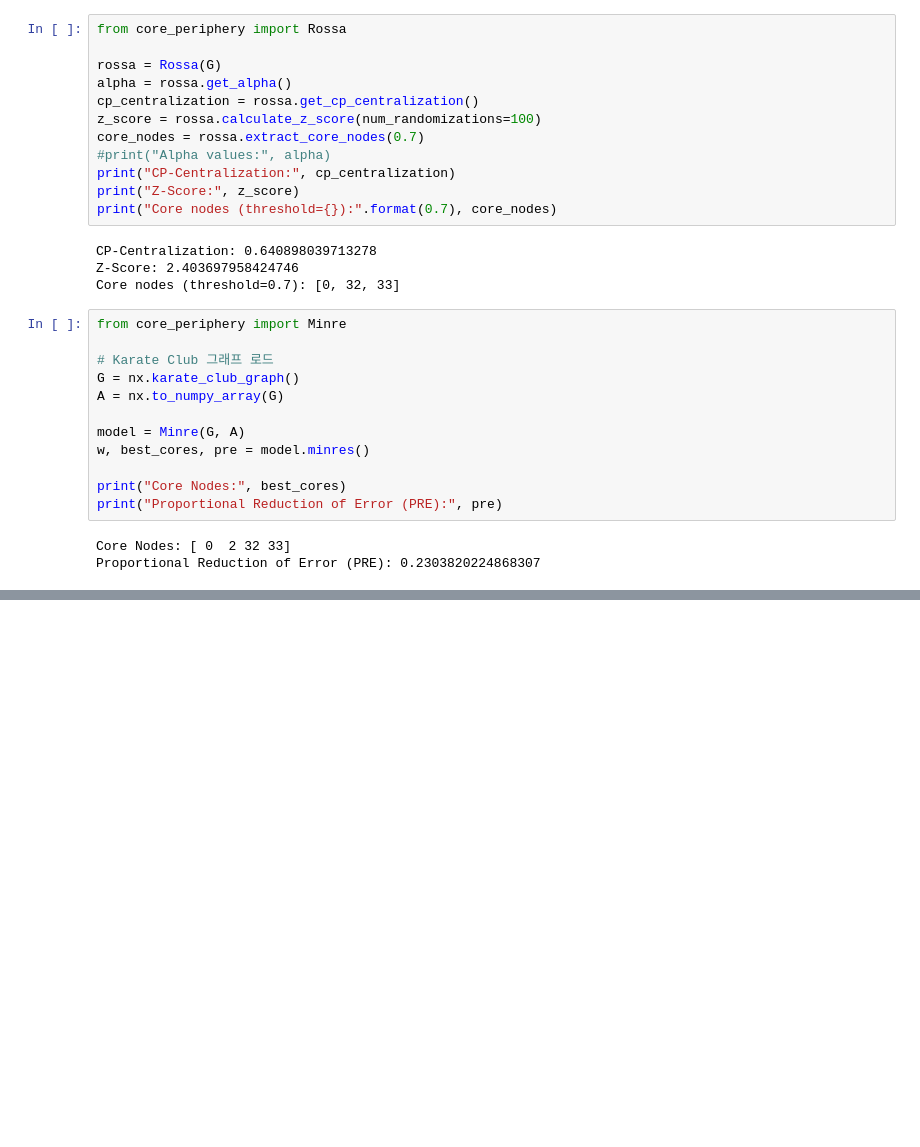
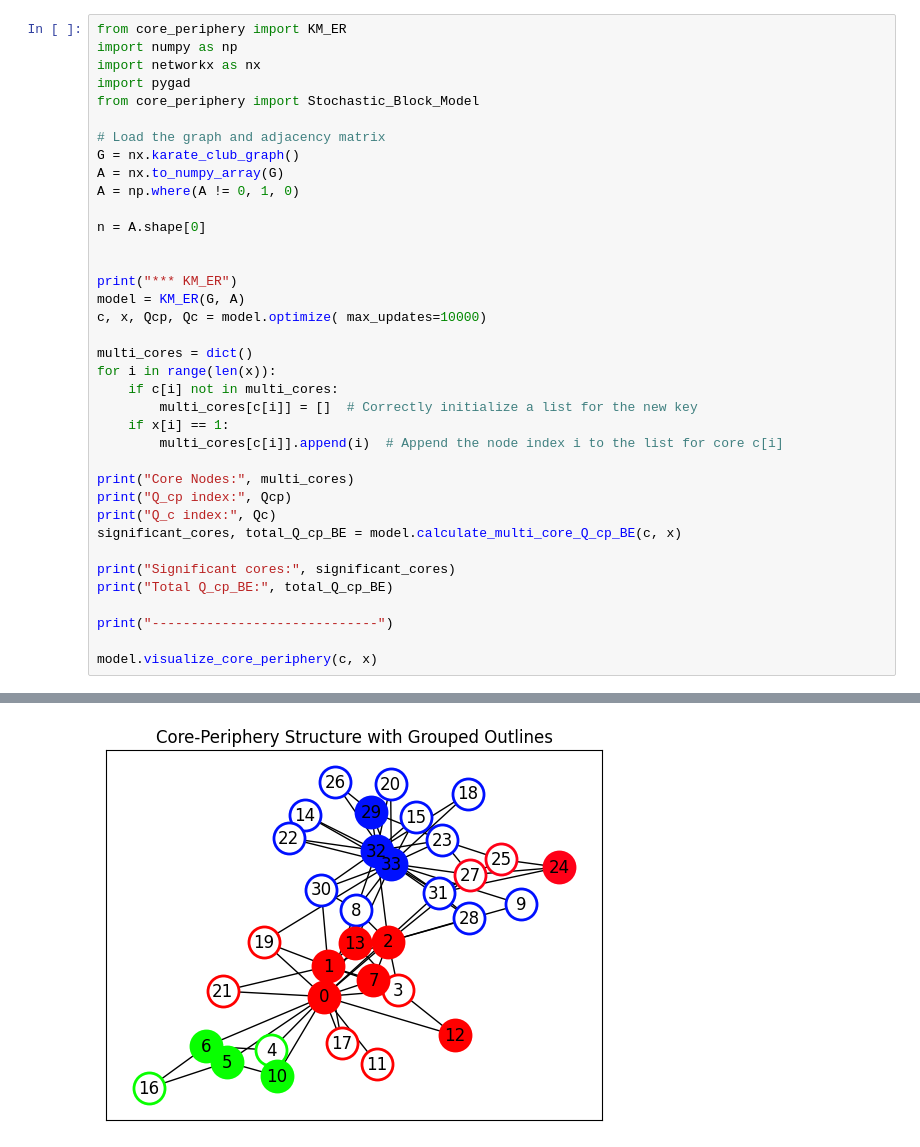
Before and after one commit to vibalab/cp_explainer, a Jupyter notebook: core-periphery.ipynb, the cells around one changed output, grey strips where cells are left out. Cells and saved outputs as stored; diff of their text form; blank space fills up the shorter version.

Commit message:
LowRankCore

```diff
--- a/core-periphery.ipynb
+++ b/core-periphery.ipynb
@@ -92,31 +159,38 @@ Silva Metric (Core Coefficient): 0.8235294117647058
-# %%
-from core_periphery import Rossa
-
-rossa = Rossa(G)
-alpha = rossa.get_alpha()
-cp_centralization = rossa.get_cp_centralization()
-z_score = rossa.calculate_z_score(num_randomizations=100)
-core_nodes = rossa.extract_core_nodes(0.7)
-#print("Alpha values:", alpha)
-print("CP-Centralization:", cp_centralization)
-print("Z-Score:", z_score)
-print("Core nodes (threshold={}):".format(0.7), core_nodes)
-# %% [output]
-CP-Centralization: 0.640898039713278
-Z-Score: 2.403697958424746
-Core nodes (threshold=0.7): [0, 32, 33]
-# %%
-from core_periphery import Minre
-
-# Karate Club 그래프 로드
-G = nx.karate_club_graph()
-A = nx.to_numpy_array(G)
-
-model = Minre(G, A)
-w, best_cores, pre = model.minres()
-
-print("Core Nodes:", best_cores)
-print("Proportional Reduction of Error (PRE):", pre)
-# %% [output]
-Core Nodes: [ 0  2 32 33]
-Proportional Reduction of Error (PRE): 0.2303820224868307
+# %%
+from core_periphery import KM_ER
+import numpy as np
+import networkx as nx
+import pygad
+from core_periphery import Stochastic_Block_Model
+
+# Load the graph and adjacency matrix
+G = nx.karate_club_graph()
+A = nx.to_numpy_array(G)
+A = np.where(A != 0, 1, 0)
+
+n = A.shape[0]
+
+
+print("*** KM_ER")
+model = KM_ER(G, A)
+c, x, Qcp, Qc = model.optimize( max_updates=10000)
+
+multi_cores = dict()
+for i in range(len(x)):
+    if c[i] not in multi_cores:
+        multi_cores[c[i]] = []  # Correctly initialize a list for the new key
+    if x[i] == 1:
+        multi_cores[c[i]].append(i)  # Append the node index i to the list for core c[i]
+
+print("Core Nodes:", multi_cores)
+print("Q_cp index:", Qcp)
+print("Q_c index:", Qc)
+significant_cores, total_Q_cp_BE = model.calculate_multi_core_Q_cp_BE(c, x)
+
+print("Significant cores:", significant_cores)
+print("Total Q_cp_BE:", total_Q_cp_BE)
+
+print("-----------------------------")
+
+model.visualize_core_periphery(c, x)
+# %% [output]
@@ -122,0 +204 @@ Proportional Reduction of Error (PRE): 0.2303820224868307
+[figure, added]
```
Also changed, not shown: parts of 7 cells of this notebook, 13 other files.
